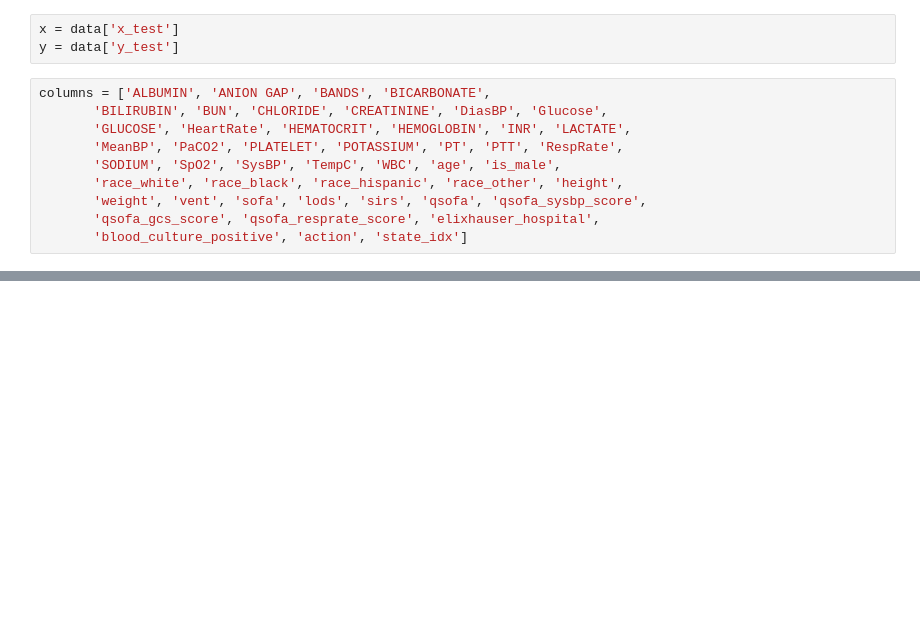
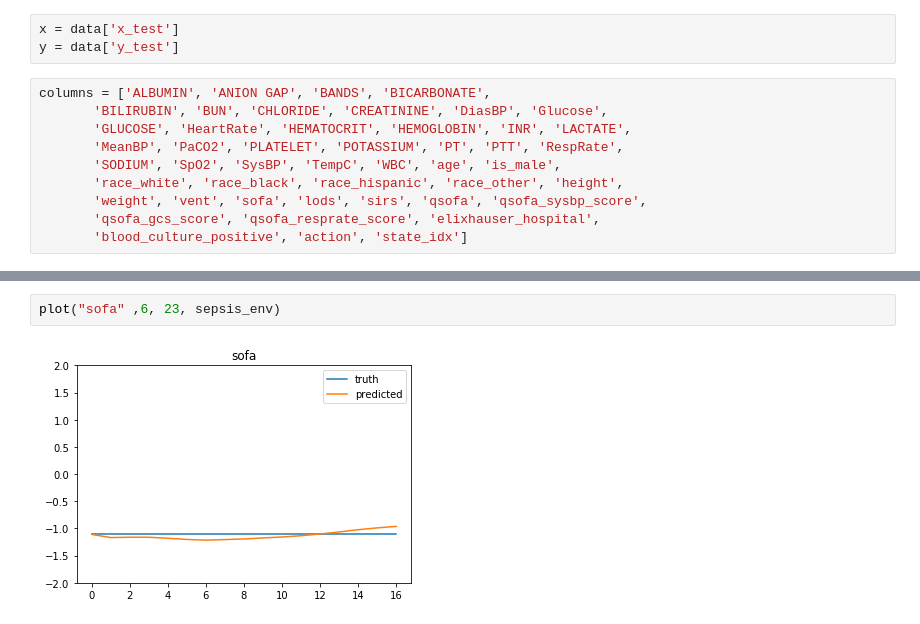
Before and after one commit to akiani/rlsepsis234, a Jupyter notebook: notebooks/simulated_rollout.ipynb, the cells around one changed output, grey strips where cells are left out. Drawn from its saved outputs; the diff is of its cells as text; blank space fills up the shorter version.

```diff
--- a/notebooks/simulated_rollout.ipynb
+++ b/notebooks/simulated_rollout.ipynb
@@ -47,0 +82,4 @@ def plot(column, start, end, sepsis_env):
+# %%
+plot("sofa" ,6, 23, sepsis_env)
+# %% [output]
+[figure, added]
```
Also changed, not shown: parts of 15 cells of this notebook, 8 other files.
